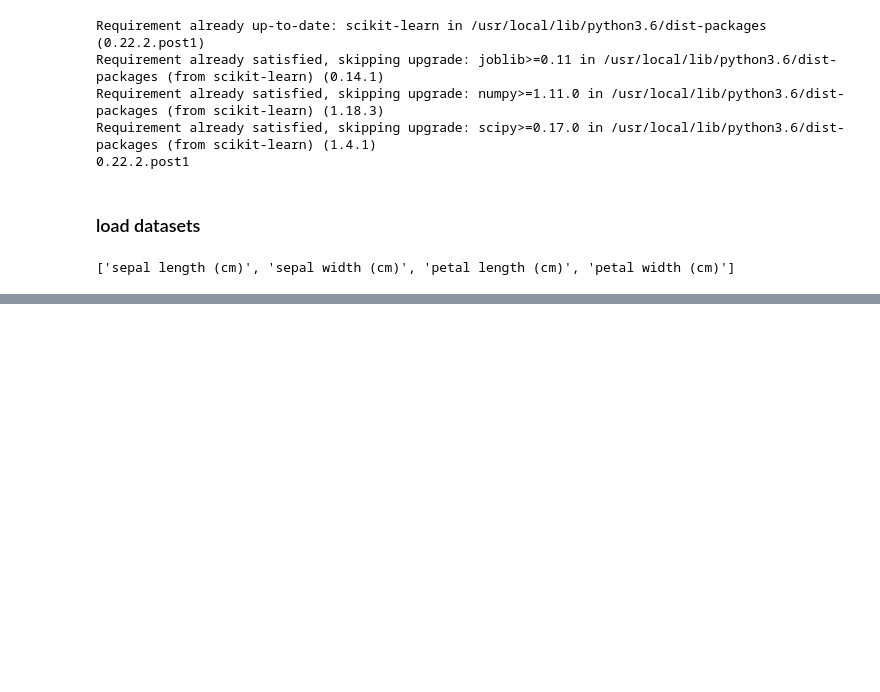
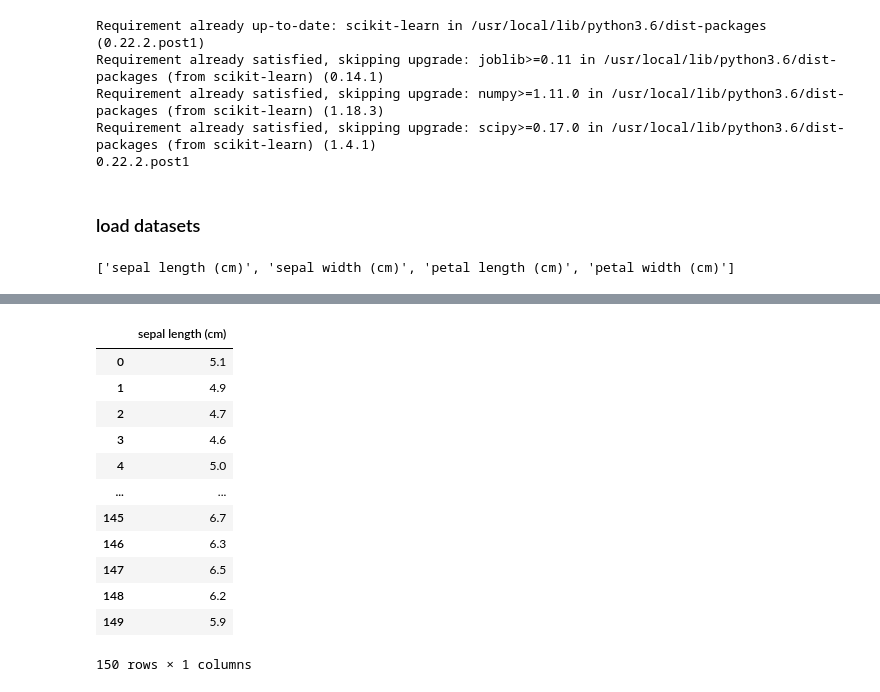
Before and after one commit to nobobobo/ml-handson, a Jupyter notebook: categorize_iris.ipynb, the cells around one changed output, grey strips where cells are left out. Saved outputs shown, nothing was run; the diff lists cells and outputs as text; code cells hidden in the pictures; blank space fills up the shorter version.

```diff
--- a/categorize_iris.ipynb
+++ b/categorize_iris.ipynb
@@ -32,0 +75,19 @@ print(iris.feature_names)
+# %%
+# take a look at the first feature
+
+first_one_feature = iris.data[:, :1]
+pd.DataFrame(first_one_feature, columns= iris.feature_names[:1])
+# %% [output]
+|  | sepal length (cm) |
+| 0 | 5.1 |
+| 1 | 4.9 |
+| 2 | 4.7 |
+| 3 | 4.6 |
+| 4 | 5.0 |
+| ... | ... |
+| 145 | 6.7 |
+| 146 | 6.3 |
+| 147 | 6.5 |
+| 148 | 6.2 |
+| 149 | 5.9 |
+150 rows × 1 columns
```
Also changed, not shown: parts of 13 cells of this notebook.
